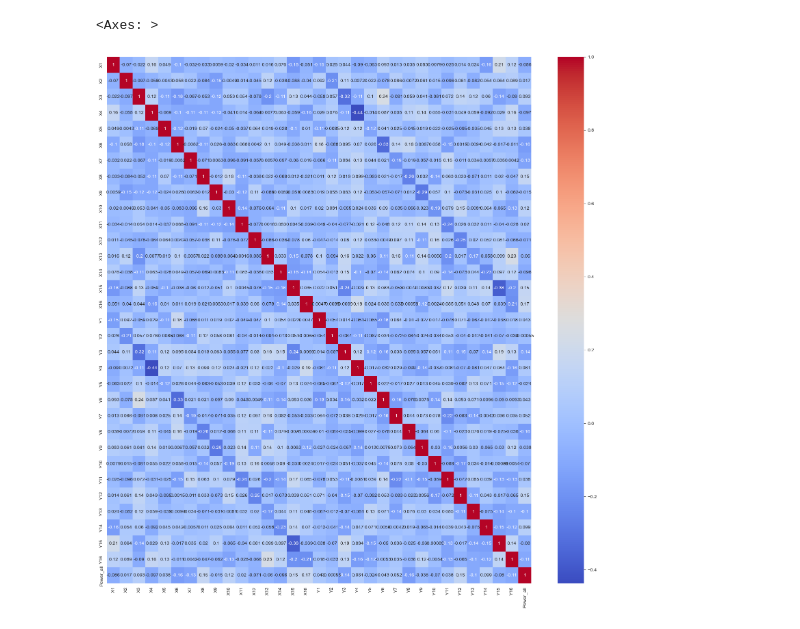
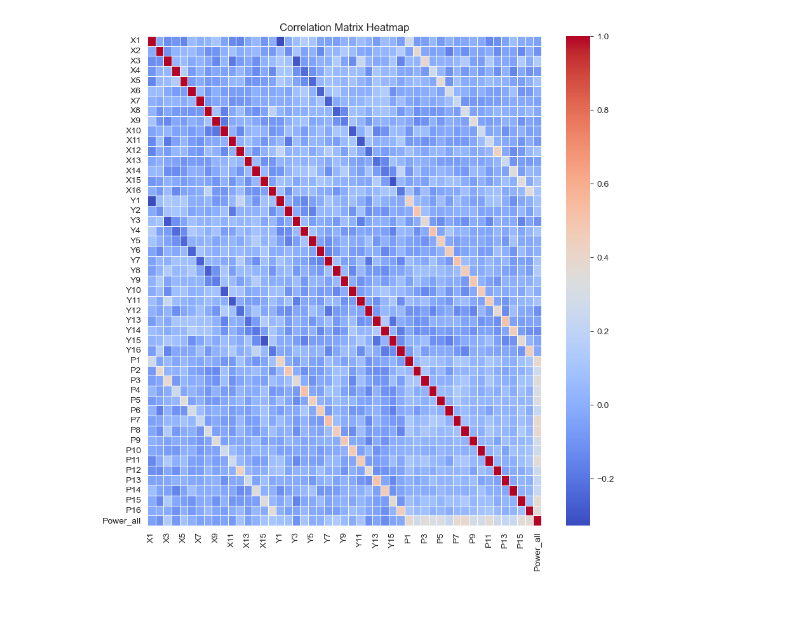
Before and after one commit to Ciaptok/Wave-Energy-Converters-Dataset-Analyze, a Jupyter notebook: notebooks/Adelaide.ipynb, the cells around one changed output. Saved outputs shown, nothing was run; the diff lists cells and outputs as text; code cells hidden in the pictures.

Commit message:
Final analyses for the cities of Adelaide,Perth,Tasamania

```diff
--- a/notebooks/Adelaide.ipynb
+++ b/notebooks/Adelaide.ipynb
@@ -17,8 +20,8 @@ from sklearn.metrics import r2_score
 # %%
-tasmania_df = pd.read_csv('Data_sets/Adelaide_Data.csv')
+adelaide_df = pd.read_csv('Data_sets/Perth_Data.csv')
 
-tasmania_df.columns = [f'X{i+1}' for i in range(16)] + [f'Y{i+1}' for i in range(16)] + [f'P{i+1}' for i in range(16)] + ['Power_all']
+adelaide_df.columns = [f'X{i+1}' for i in range(16)] + [f'Y{i+1}' for i in range(16)] + [f'P{i+1}' for i in range(16)] + ['Power_all']
 
-tasmania_df.describe()
+adelaide_df.describe()
 # %% [output]
 |  | X1 | X2 | X3 | X4 | X5 | X6 | X7 | X8 | X9 | X10 | ... | ... |
@@ -55,0 +57,15 @@ tasmania_scaled_df.head()
+# %%
+upper_limit = adelaide_df['Power_all'].mean() + 3 * adelaide_df['Power_all'].std()
+lower_limit = adelaide_df['Power_all'].mean() - 3 * adelaide_df['Power_all'].std()
+
+
+print(upper_limit)
+print(lower_limit)
+
+final_df_new = adelaide_df.loc[(adelaide_df['Power_all'] < upper_limit) & (adelaide_df['Power_all'] > lower_limit)]
+
+
+print("Liczba wierszy po filtracji:", len(final_df_new))
+print("Oryginalna liczba wierszy:", len(adelaide_df))
+
+adelaide_df = final_df_new
@@ -55,0 +77,3 @@ tasmania_scaled_df.head()
+# %%
+adelaide_df= adelaide_df.dropna()
+adelaide_df.isnull().any(axis=1)
@@ -56,7 +93,8 @@ tasmania_scaled_df.head()
 # %%
-correlation_matrix = tasmania_df.corr()
-plt.figure(figsize=(20, 20))
-sns.heatmap(correlation_matrix, cmap='coolwarm', annot=True)
+correlation_matrix = adelaide_df.corr()
+plt.figure(figsize=(10, 10))
+sns.heatmap(correlation_matrix, cmap='coolwarm', linewidths=0.5)
+plt.title("Correlation Matrix Heatmap")
+plt.show()
 # %% [output]
-<Axes: >
-[figure, old version]
+[figure, new version]
```
Also changed, not shown: parts of 12 cells of this notebook, 2 other files.
